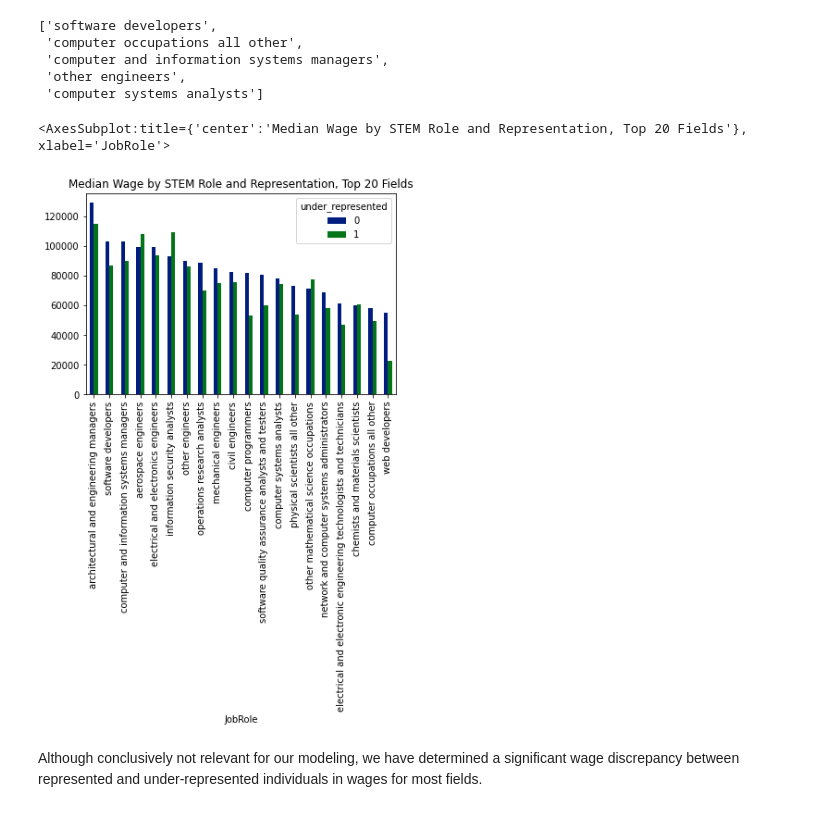
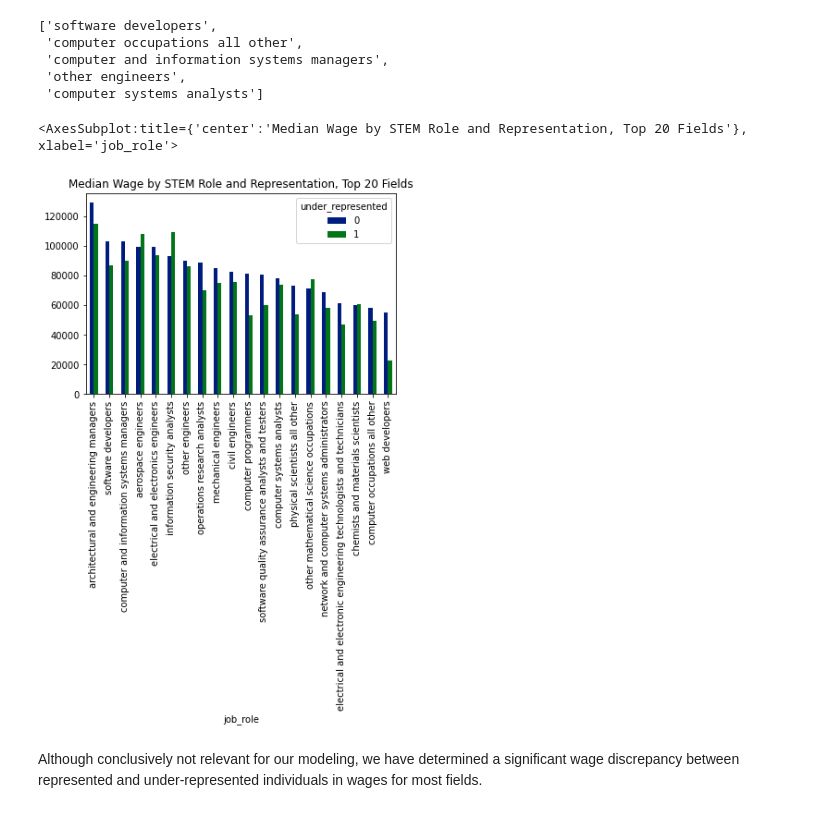
Before and after one commit to kayfilipp/HigherME, a Jupyter notebook: census_data/census_EDA.ipynb, the cells around one changed output. Drawn from its saved outputs; the diff is of its cells as text; code cells hidden in the pictures.

```diff
--- a/census_data/census_EDA.ipynb
+++ b/census_data/census_EDA.ipynb
@@ -116,14 +116,14 @@ Although the O-net is relatively comprehensive, we also created a list of whitel
 stem_occupations = dict(zip(stem_occupations.Occupation, stem_occupations.type))
 
 #create a function that identifies a job's STEM role type
-def stemType(job):
+def stem_type(job):
     if job in stem_occupations:
         return stem_occupations[job]
     if job in dc.career_whitelist:
         return 'Other'
     return -1
 
-df['stemType'] = df['JobRole'].map(stemType)
+df['stem_type'] = df['job_role'].map(stem_type)
 # %% [markdown]
 #### First, we review the STEM roles:
 # %%
@@ -145,7 +145,7 @@ df[df['stemType']==-1][['stemType','JobRole']].head(3)
 # %% [markdown]
 for further analysis, we can also create a binary `stemBinary` variable, where 1 indicates a career is STEM related.
 # %%
-df['stemBinary'] = df['stemType'].apply(lambda x: int(x!=-1))
+df['stem_binary'] = df['stem_type'].apply(lambda x: int(x!=-1))
 # %% [markdown]
 ## Data EDA, Cleanup and Transformation for Nontarget Features
 # %% [markdown]
@@ -550,5 +550,5 @@ def stem_deg_area(is_stem_deg,deg):
     else:
         return 'None'
 
-df['STEM_Degree_Area'] = df.apply(lambda x: stem_deg_area(x.is_STEM_degree,x.Degree),axis=1)
+df['STEM_degree_area'] = df.apply(lambda x: stem_deg_area(x.is_STEM_degree,x.Degree),axis=1)
 # %%
@@ -750,21 +754,20 @@ top_twenty_fields[:5]
  'other engineers',
  'computer systems analysts']
 # %%
-top_twenty_workers = df[df['stemType']!=-1]\
-    .query(f"JobRole in {top_twenty_fields}")
+top_twenty_workers = df[df['stem_type']!=-1].query(f"job_role in {top_twenty_fields}")
 # %%
 pd.crosstab(
-    top_twenty_workers['JobRole'],
+    top_twenty_workers['job_role'],
     top_twenty_workers['under_represented'],
     values=top_twenty_workers['INCWAGE'],
     aggfunc = 'median'
 ).sort_values(0,ascending=False).plot(
     kind='bar',
     title='Median Wage by STEM Role and Representation, Top 20 Fields'
 )
 # %% [output]
-<AxesSubplot:title={'center':'Median Wage by STEM Role and Representation, Top 20 Fields'}, xlabel='JobRole'>
+<AxesSubplot:title={'center':'Median Wage by STEM Role and Representation, Top 20 Fields'}, xlabel='job_role'>
-[figure, old version]
+[figure, new version]
 # %% [markdown]
 Although conclusively not relevant for our modeling, we have determined a significant wage discrepancy between represented and under-represented individuals in wages for most fields.
 # %% [markdown]
```
Also changed, not shown: parts of 30 cells of this notebook, 1 other file.
